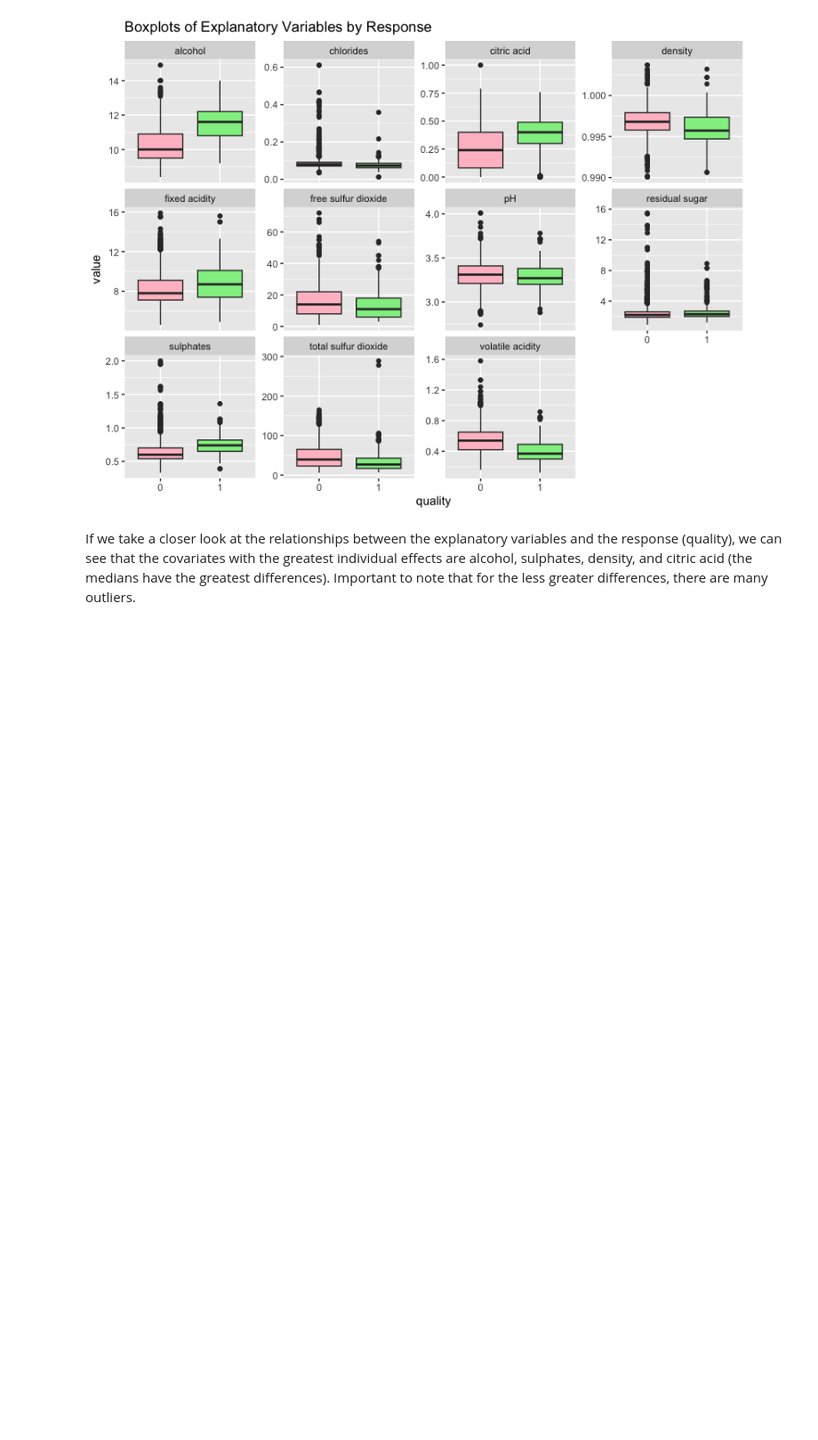
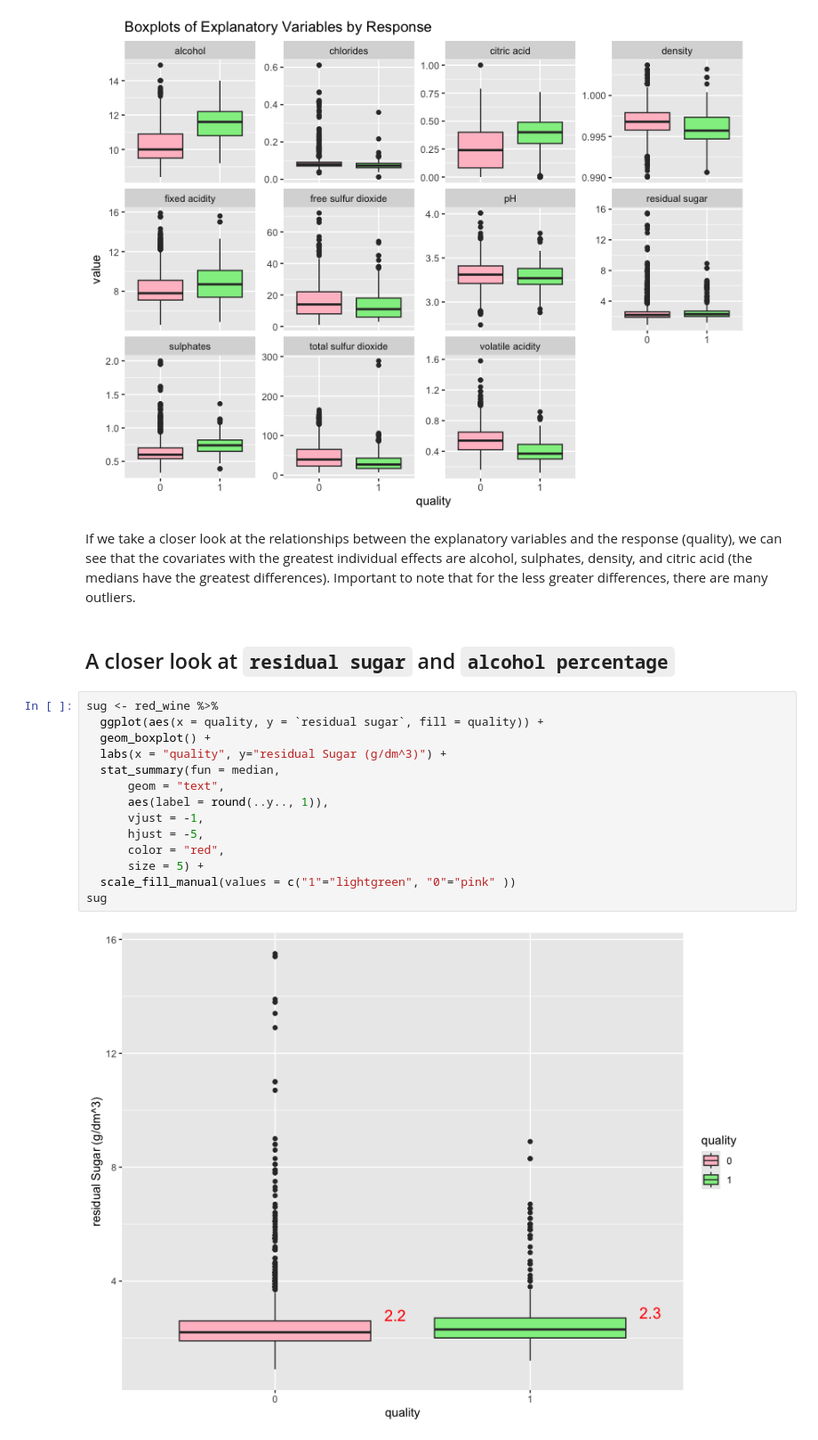
Before and after one commit to yukoyajima/Wine-Quality, a Jupyter notebook: EDA.ipynb, the cells around one changed output. Shown at 89% size. Drawn from its saved outputs; the diff is of its cells as text; blank space fills up the shorter version.

Commit message:
closer look at variables of interest

```diff
--- a/EDA.ipynb
+++ b/EDA.ipynb
@@ -88,3 +88,21 @@ density_wine
 [figure]
 # %% [markdown]
 If we take a closer look at the relationships between the explanatory variables and the response (quality), we can see that the covariates with the greatest individual effects are alcohol, sulphates, density, and citric acid (the medians have the greatest differences). Important to note that for the less greater differences, there are many outliers.
+# %% [markdown]
+## A closer look at `residual sugar` and `alcohol percentage` ##
+# %%
+sug <- red_wine %>%
+  ggplot(aes(x = quality, y = `residual sugar`, fill = quality)) +
+  geom_boxplot() +
+  labs(x = "quality", y="residual Sugar (g/dm^3)") +
+  stat_summary(fun = median,
+      geom = "text",
+      aes(label = round(..y.., 1)),
+      vjust = -1,
+      hjust = -5,
+      color = "red",
+      size = 5) +
+  scale_fill_manual(values = c("1"="lightgreen", "0"="pink" ))
+sug
+# %% [output]
+[figure, added]
```
Also changed, not shown: parts of 1 cell of this notebook, 1 other file.
